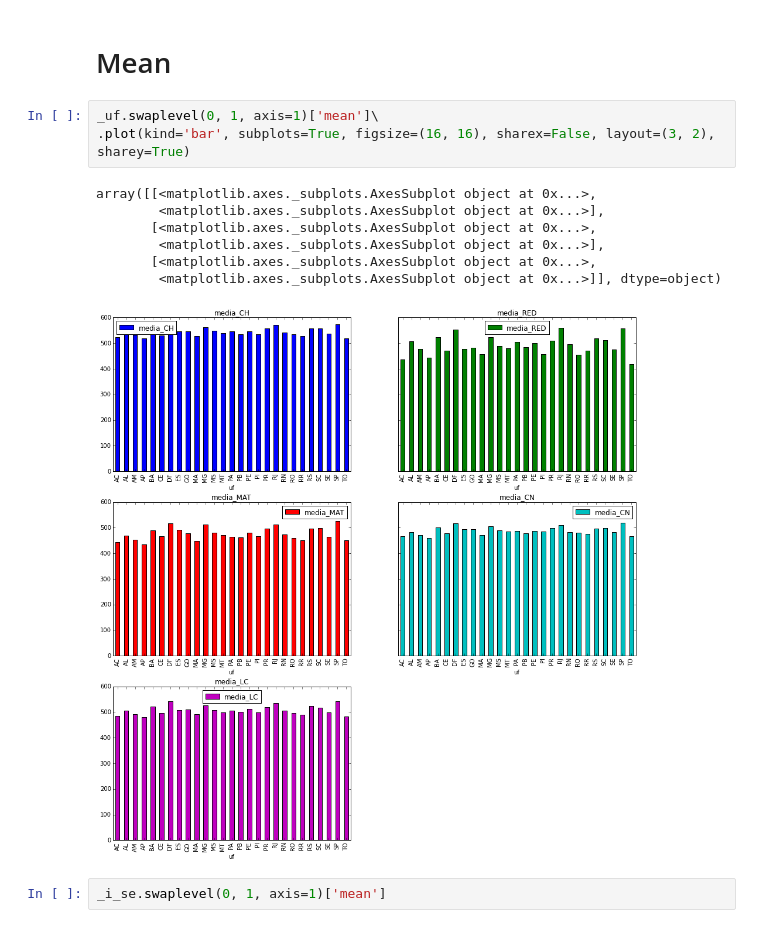
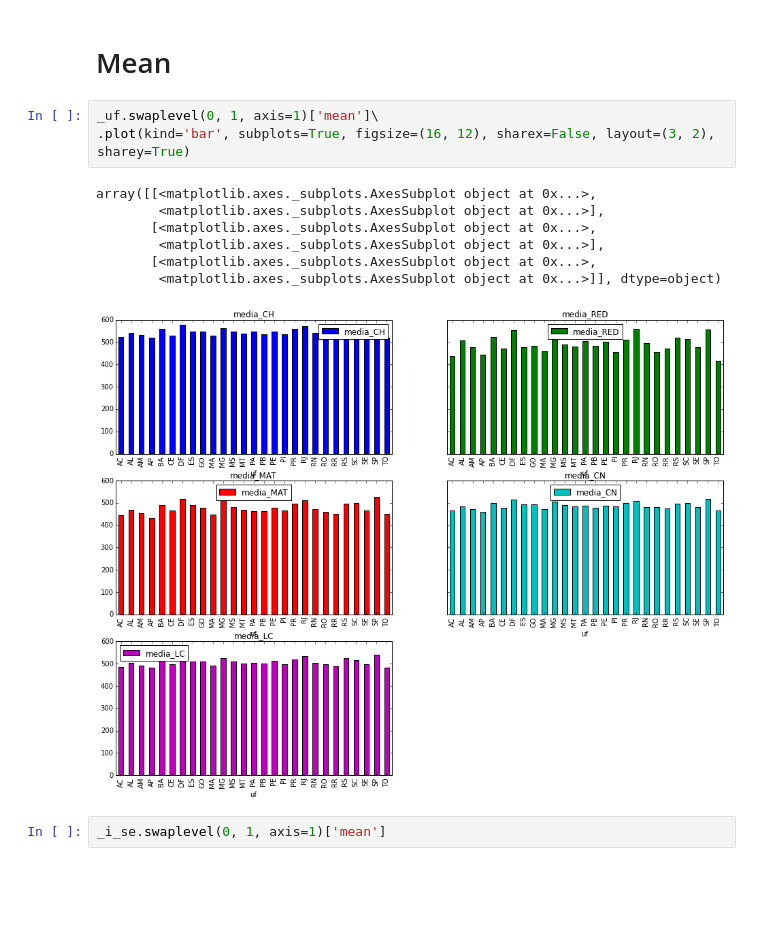
Before and after one commit to abevieiramota/analysis-mec-enem-escolas, a Jupyter notebook: Notebooks/2 - Radarchart de desempenho médio por grupos.ipynb, the cells around one changed output. Saved outputs shown, nothing was run; the diff lists cells and outputs as text; blank space fills up the shorter version.

```diff
--- a/Notebooks/2 - Radarchart de desempenho médio por grupos.ipynb
+++ b/Notebooks/2 - Radarchart de desempenho médio por grupos.ipynb
@@ -21,15 +21,15 @@ _porte = df.groupby('porte')[media_columns].agg(['mean', 'min', 'max'])
 # Mean
 # %%
 _uf.swaplevel(0, 1, axis=1)['mean']\
-.plot(kind='bar', subplots=True, figsize=(16, 16), sharex=False, layout=(3, 2), sharey=True)
+.plot(kind='bar', subplots=True, figsize=(16, 12), sharex=False, layout=(3, 2), sharey=True)
 # %% [output]
 array([[<matplotlib.axes._subplots.AxesSubplot object at 0x...>,
         <matplotlib.axes._subplots.AxesSubplot object at 0x...>],
        [<matplotlib.axes._subplots.AxesSubplot object at 0x...>,
         <matplotlib.axes._subplots.AxesSubplot object at 0x...>],
        [<matplotlib.axes._subplots.AxesSubplot object at 0x...>,
         <matplotlib.axes._subplots.AxesSubplot object at 0x...>]], dtype=object)
-[figure, old version]
+[figure, new version]
 # %%
 _i_se.swaplevel(0, 1, axis=1)['mean']
 # %% [output]
```
